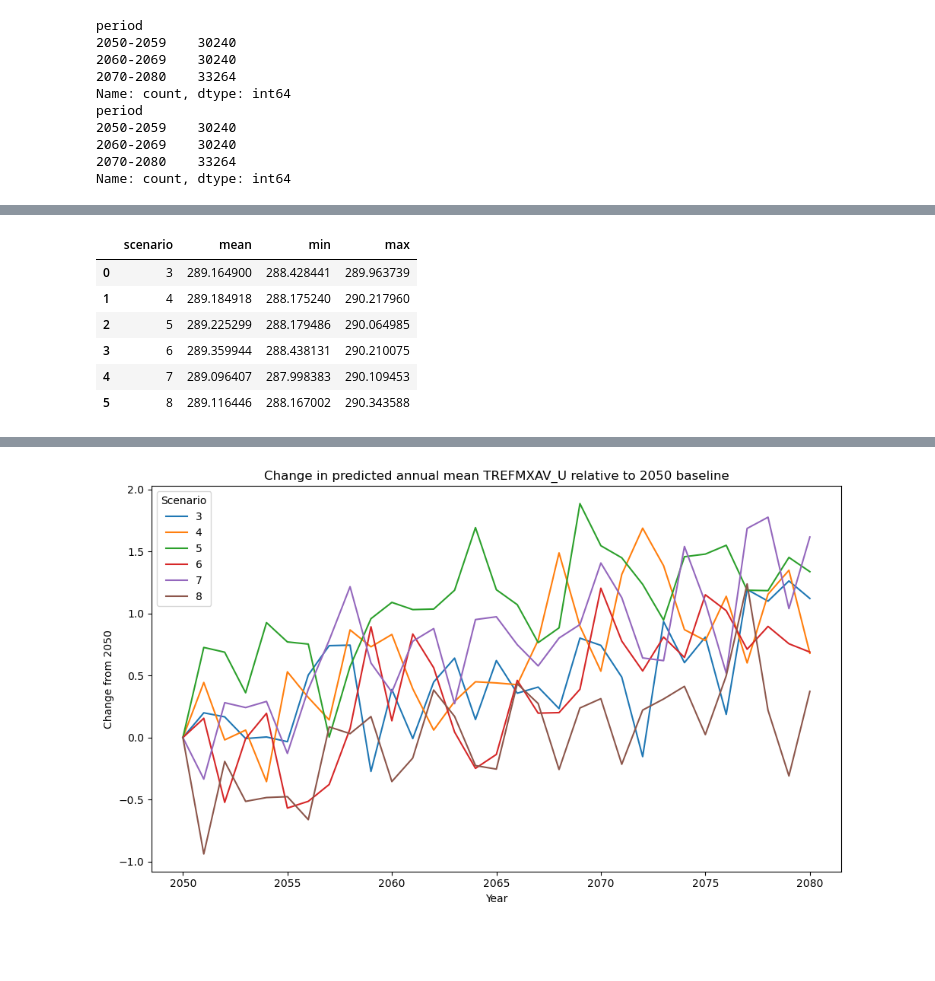
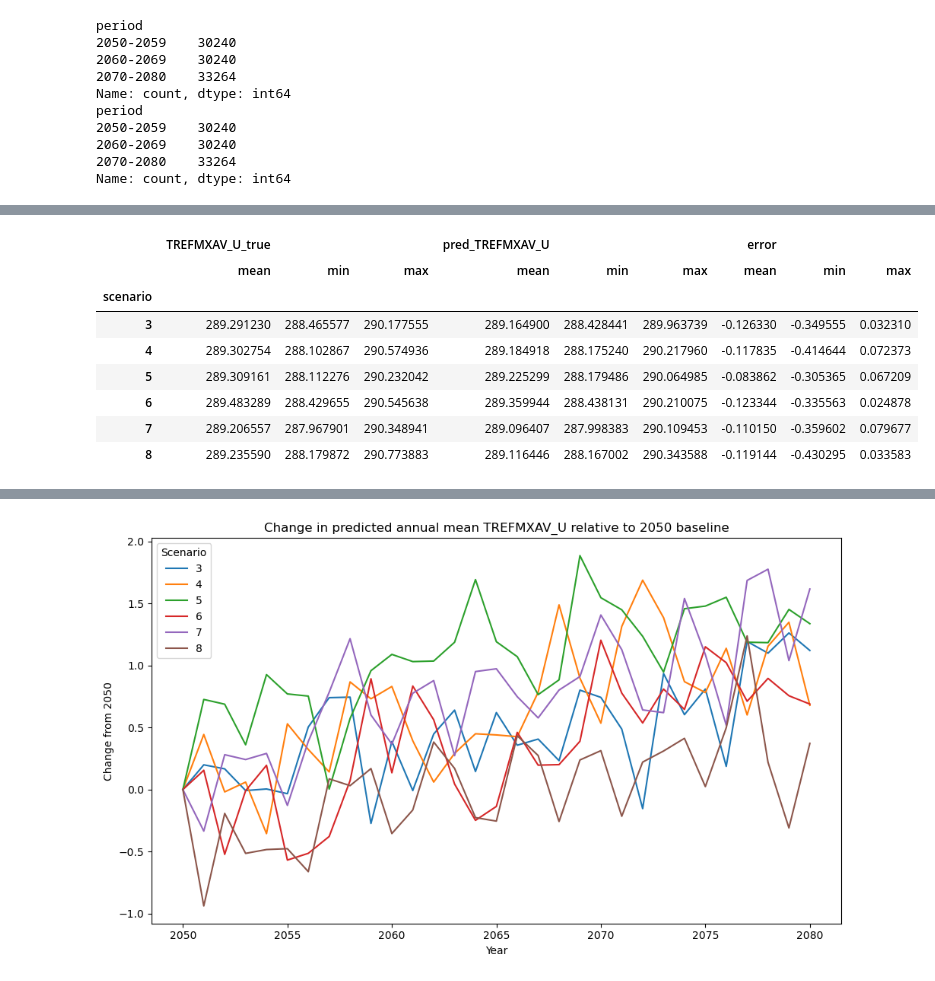
Before and after one commit to Jacob-DS-1/eds_project2, a Jupyter notebook: notebooks/04_post2050_predictions.ipynb, the cells around one changed output, grey strips where cells are left out. Saved outputs shown, nothing was run; the diff lists cells and outputs as text; code cells hidden in the pictures; blank space fills up the shorter version.

```diff
--- a/notebooks/04_post2050_predictions.ipynb
+++ b/notebooks/04_post2050_predictions.ipynb
@@ -31,8 +41,7 @@ from src.config import TABLES_DIR, FIGURES_DIR
 # %%
-post2050 = pd.read_csv(TABLES_DIR / "post2050_predictions.csv")
+post2050 = pd.read_csv(POST2050_HOLDOUT_PREDICTIONS)
 
-# Convert longitudes to typical format as opposed to 0 - 360 system
-
+# Convert longitudes to typical format rather than 0-360
 post2050_plot = post2050.copy()
 post2050_plot["lon_plot"] = ((post2050_plot["lon"] + 180) % 360) - 180
 # %%
@@ -95,7 +221,7 @@ Aggregate predictions to annual means for each scenario
 # %%
 annual_preds = (
     post2050_plot
-    .groupby(["scenario", "year"])["pred_TREFMXAV_U"]
+    .groupby(["scenario", "year"])[["TREFMXAV_U_true", "pred_TREFMXAV_U", "error"]]
     .mean()
     .reset_index()
 )
@@ -139,18 +269,19 @@ plt.show()
 # %%
 annual_summary = (
     annual_preds
-    .groupby("scenario")["pred_TREFMXAV_U"]
+    .groupby("scenario")[["TREFMXAV_U_true", "pred_TREFMXAV_U", "error"]]
     .agg(["mean", "min", "max"])
-    .reset_index()
 )
 
 annual_summary
 # %% [output]
-|  | scenario | mean | min | max |
-| 0 | 3 | 289.164900 | 288.428441 | 289.963739 |
-| 1 | 4 | 289.184918 | 288.175240 | 290.217960 |
-| 2 | 5 | 289.225299 | 288.179486 | 290.064985 |
-| 3 | 6 | 289.359944 | 288.438131 | 290.210075 |
-| 4 | 7 | 289.096407 | 287.998383 | 290.109453 |
-| 5 | 8 | 289.116446 | 288.167002 | 290.343588 |
+|  | TREFMXAV_U_true |  |  | pred_TREFMXAV_U |  |  | error |  |  |
+|  | mean | min | max | mean | min | max | mean | min | max |
+| scenario |  |  |  |  |  |  |  |  |  |
+| 3 | 289.291230 | 288.465577 | 290.177555 | 289.164900 | 288.428441 | 289.963739 | -0.126330 | -0.349555 | 0.032310 |
+| 4 | 289.302754 | 288.102867 | 290.574936 | 289.184918 | 288.175240 | 290.217960 | -0.117835 | -0.414644 | 0.072373 |
+| 5 | 289.309161 | 288.112276 | 290.232042 | 289.225299 | 288.179486 | 290.064985 | -0.083862 | -0.305365 | 0.067209 |
+| 6 | 289.483289 | 288.429655 | 290.545638 | 289.359944 | 288.438131 | 290.210075 | -0.123344 | -0.335563 | 0.024878 |
+| 7 | 289.206557 | 287.967901 | 290.348941 | 289.096407 | 287.998383 | 290.109453 | -0.110150 | -0.359602 | 0.079677 |
+| 8 | 289.235590 | 288.179872 | 290.773883 | 289.116446 | 288.167002 | 290.343588 | -0.119144 | -0.430295 | 0.033583 |
 # %%
```
Also changed, not shown: parts of 34 cells of this notebook.
